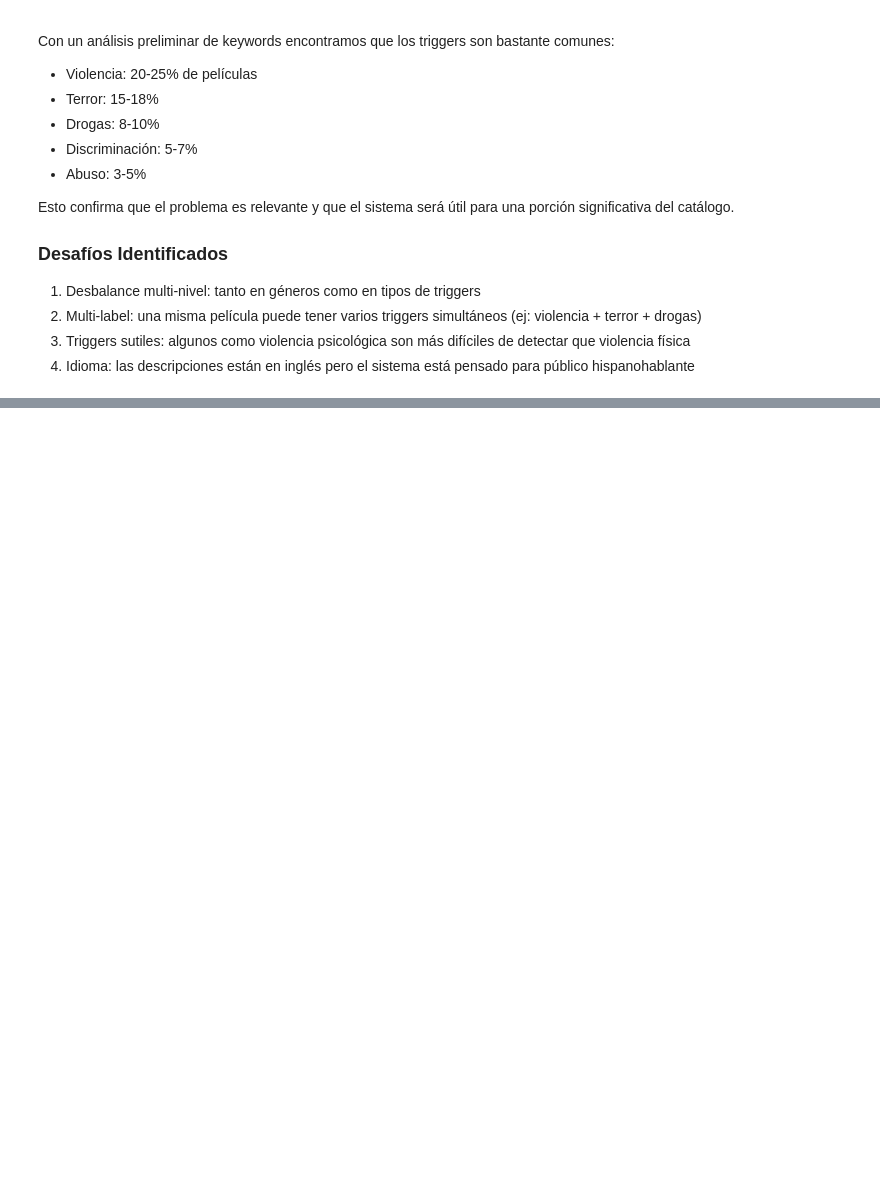
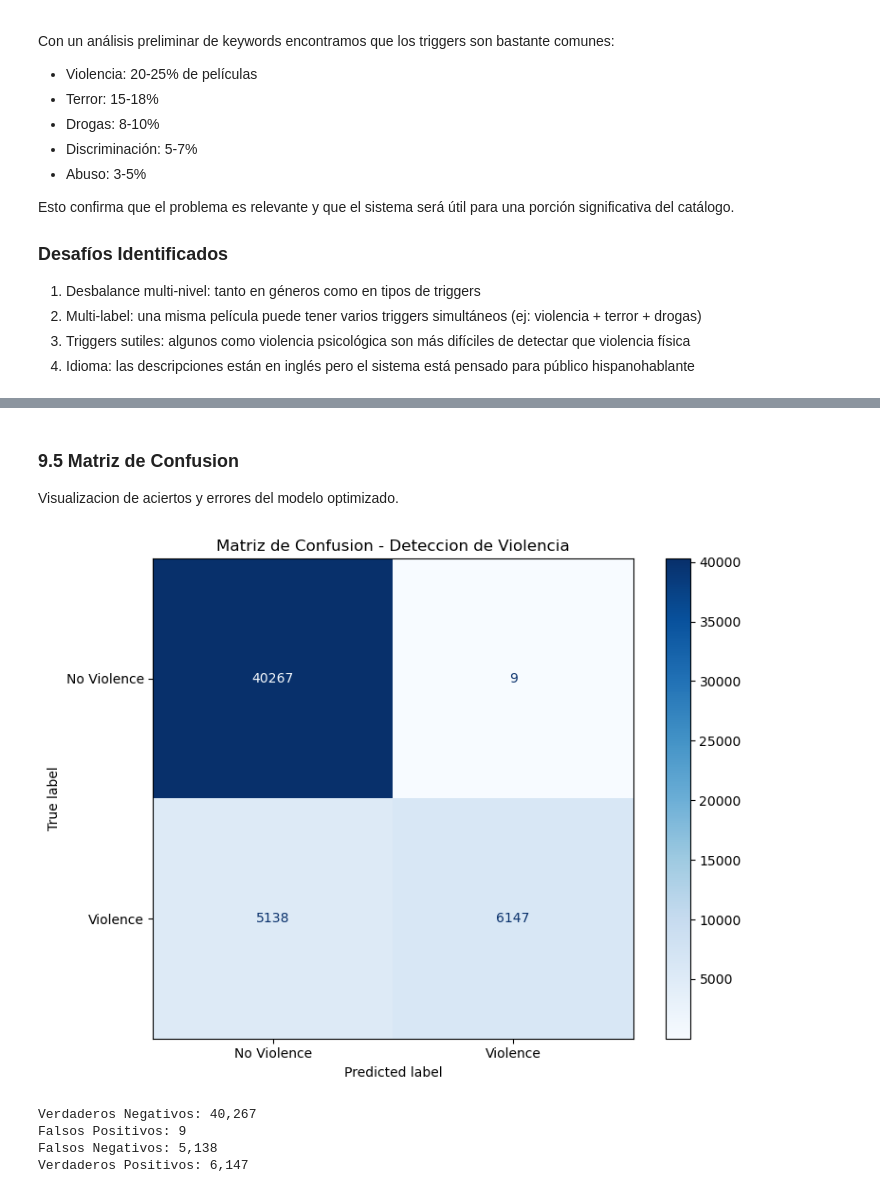
Before and after one commit to codebusters-MIAD/dsa-project-t1, a Jupyter notebook: notebooks/01_eda_fuentes.ipynb, the cells around one changed output, grey strips where cells are left out. Drawn from its saved outputs; the diff is of its cells as text; code cells hidden in the pictures; blank space fills up the shorter version.

```diff
--- a/notebooks/01_eda_fuentes.ipynb
+++ b/notebooks/01_eda_fuentes.ipynb
@@ -377,0 +716,22 @@ Esto confirma que el problema es relevante y que el sistema será útil para una
+# %%
+best_rf = grid_search.best_estimator_
+y_pred_optimized = best_rf.predict(X_test)
+
+print("Resultados del modelo optimizado:")
+print(classification_report(y_test, y_pred_optimized))
+
+print("\nComparacion de metricas:")
+comparison = pd.DataFrame({
+    'Baseline': [
+        f1_score(y_test, y_pred_baseline),
+        precision_score(y_test, y_pred_baseline),
+        recall_score(y_test, y_pred_baseline)
+    ],
+    'Optimizado': [
+        f1_score(y_test, y_pred_optimized),
+        precision_score(y_test, y_pred_optimized),
+        recall_score(y_test, y_pred_optimized)
+    ]
+}, index=['F1-Score', 'Precision', 'Recall'])
+
+print(comparison)
@@ -377,0 +755,26 @@ Esto confirma que el problema es relevante y que el sistema será útil para una
+# %% [markdown]
+### 9.5 Matriz de Confusion
+
+Visualizacion de aciertos y errores del modelo optimizado.
+# %%
+from sklearn.metrics import confusion_matrix, ConfusionMatrixDisplay
+
+cm = confusion_matrix(y_test, y_pred_optimized)
+disp = ConfusionMatrixDisplay(confusion_matrix=cm, display_labels=['No Violence', 'Violence'])
+
+fig, ax = plt.subplots(figsize=(8, 6))
+disp.plot(ax=ax, cmap='Blues', values_format='d')
+plt.title('Matriz de Confusion - Deteccion de Violencia')
+plt.tight_layout()
+plt.show()
+
+print(f"Verdaderos Negativos: {cm[0,0]:,}")
+print(f"Falsos Positivos: {cm[0,1]:,}")
+print(f"Falsos Negativos: {cm[1,0]:,}")
+print(f"Verdaderos Positivos: {cm[1,1]:,}")
+# %% [output]
+[figure, added]
+Verdaderos Negativos: 40,267
+Falsos Positivos: 9
+Falsos Negativos: 5,138
+Verdaderos Positivos: 6,147
```
Also changed, not shown: parts of 58 cells of this notebook, 51 other files.
